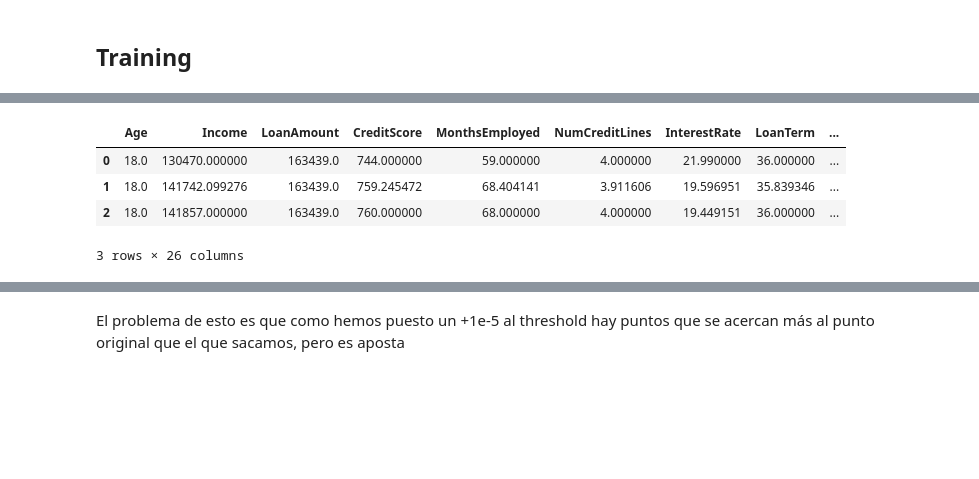
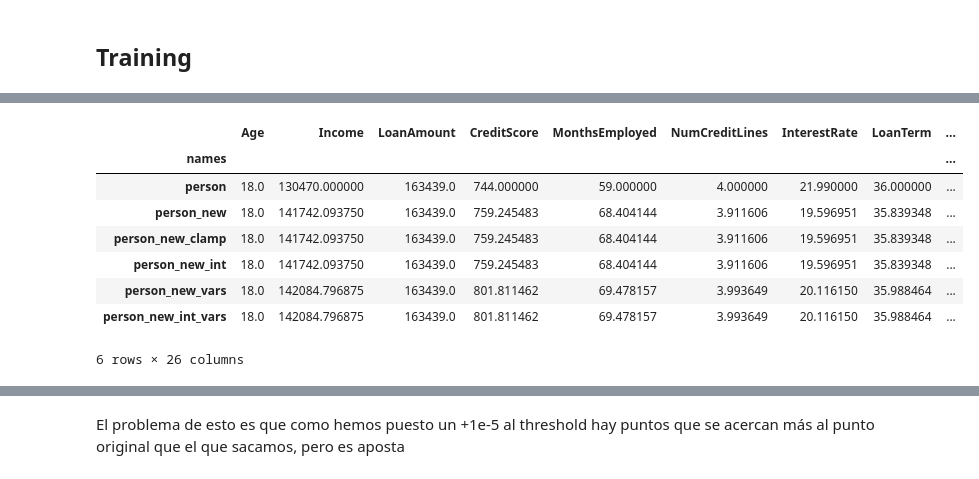
Before and after one commit to javiprietod/TFG, a Jupyter notebook: counter_grad.ipynb, the cells around one changed output, grey strips where cells are left out. Saved outputs shown, nothing was run; the diff lists cells and outputs as text; code cells hidden in the pictures; blank space fills up the shorter version.

```diff
--- a/counter_grad.ipynb
+++ b/counter_grad.ipynb
@@ -31,20 +32,24 @@ class State:
         self.epochs: int = 0
         self.max_epochs: int = max_epochs
         self.upd_weights: torch.Tensor = upd_weights # columns to be updated
+        self.apply_reg = False # When to apply integer regularization
+        self.reg_vars = False # When to apply nº variables regularization
 # %%
 # def distance(original, new, weights, state: State = None, with_reg=False):
 #     if with_reg:
 #         # Calculate the distance with regularization
 #         return ((original - new) ** 2  * weights + np.min((np.log((state.epochs + 1) ** (1/1)) ** 2, 2)) *
-#                 (1 - torch.cos(2 * torch.pi * (new * state.dx_scaled + state.mean_scaled) * torch.tensor(state.metadata.int_cols))) ** 3)[weights != 0].sum()
+#                 (1 - torch.cos(2 * torch.pi * (new * state.dx_scaled + state.mean_scaled) * state.metadata.int_cols)) ** 3)[weights != 0].sum()
 #     else:
 #         return ((original - new) ** 2 * weights).sum()
 def distance(original, new, weights, state: State = None, with_reg=False):
+    cost = (original - new) ** 2 * weights
+
     if with_reg:
         # Calculate the distance with regularization
         # return ((original - new) ** 2 * weights +
-        #         2 - (1 + torch.cos(2 * torch.pi * (new * state.dx_scaled + state.mean_scaled) * torch.tensor(state.metadata.int_cols))) ** 3)[weights != 0].sum()
-        return ((original - new) ** 2  * weights +
-                (torch.tan(torch.pi * (new * state.dx_scaled + state.mean_scaled) * torch.tensor(state.metadata.int_cols))) ** 2)[state.upd_weights != 0].sum()
+        #         2 - (1 + torch.cos(2 * torch.pi * (new * state.dx_scaled + state.mean_scaled) * state.metadata.int_cols)) ** 3)[weights != 0].sum()
+        return (cost +
+                (torch.tan(torch.pi * (new * state.dx_scaled + state.mean_scaled) * state.metadata.int_cols)) ** 2)[weights != 0].sum()
     else:
-        return ((original - new) ** 2 * weights).sum()
+        return (cost).sum()
@@ -89,10 +149,10 @@ model_dict = "models/"+model_name+".pth"
 test_data: DataLoader
 _, _, test_data, _, metadata = load_data(filename, batch_size=1024)
 
-inputs = next(iter(test_data))[0]
+inputs = next(iter(test_data))[0].to(torch.float32).to(device)
 
 # define model
-model = load_model(model_name).to(device)
+model = load_model(model_name).to(torch.float32).to(device)
 
 torch.save(model.state_dict(), model_dict)
 # %% [markdown]
@@ -178,6 +230,9 @@ inputs_useful = inputs[outputs == 1]
 # metadata.cols_for_mask[8] = True
 
 weights = torch.tensor(metadata.cols_for_mask, dtype=torch.int).to(device)
+# %%
+person = inputs_useful[0].to(torch.float32).to(device)
+# weights = torch.tensor([0, 1, 1, 1, 0, 1, 0, 1, 1, 0, 0, 0, 0, 0, 0, 0, 0, 0, 0, 0, 0, 0, 0, 0], dtype=torch.int).to(device)
 # %%
 # threshold = 0.5 + 1e-5
 
@@ -366,17 +469,27 @@ def newton_op(
 # %%
-person_new, state, _ = newton_op(model, person, weights, 0.1, False, True)
-person_new_int, state, p_interest = newton_op(model, person, weights, 0.1, True, True)
-# p_interest[6] = person[6]
-# p_interest[8] = person[8]
-# person_new_int1, state, _ = newton_op(model, p_interest.clone(), weights & ~metadata.int_cols, 0.1, False, True)
+import src.counterfactual
 
-ps = [person, person_new, person_new_int] #, person_new_int1]
+importlib.reload(src.counterfactual)
+from src.counterfactual import newton_op, distance, unscale_instance, scale_instance
+person = inputs_useful[0]
+person_new, state = newton_op(model, person, metadata, weights, 0.1, print_=True)
+person_new_clamp, state = newton_op(model, person, metadata, weights, 0.1, reg_clamp=True, print_=True)
+person_new_int, _ = newton_op(model, person, metadata, weights, reg_int=True, print_=True)
+person_new_vars, _ = newton_op(model, person, metadata, weights, reg_vars=True, print_=True)
+person_new_int_vars, _ = newton_op(model, person, metadata, weights, 0.1, reg_int=True, reg_vars=True, print_=True)
+
+names = ['person', 'person_new', 'person_new_clamp','person_new_int', 'person_new_vars', 'person_new_int_vars']
+ps = [eval(i) for i in names]
 outputs = [model(p.unsqueeze(0))[0][0].item() for p in ps]
-distances = [distance(person, p, weights, state=state, with_reg=False).item() for p in ps]
+
+distances = [distance(person, p, weights, state=state).item() for p in ps]
 
 a = pd.DataFrame([unscale_instance(x, metadata).detach().cpu().numpy().reshape(-1) for x in ps], columns=metadata.columns)
 a['output'] = outputs
 a['distance'] = distances
+# set index
+a['names'] = names
+a = a.set_index('names')
 a.columns
 a
 # %% [output]
@@ -400,6 +513,10 @@ Epochs: 15
 |  | Age | Income | LoanAmount | CreditScore | MonthsEmployed | NumCreditLines | InterestRate | LoanTerm | ... |
-| 0 | 18.0 | 130470.000000 | 163439.0 | 744.000000 | 59.000000 | 4.000000 | 21.990000 | 36.000000 | ... |
-| 1 | 18.0 | 141742.099276 | 163439.0 | 759.245472 | 68.404141 | 3.911606 | 19.596951 | 35.839346 | ... |
-| 2 | 18.0 | 141857.000000 | 163439.0 | 760.000000 | 68.000000 | 4.000000 | 19.449151 | 36.000000 | ... |
+| names |  |  |  |  |  |  |  |  | ... |
+| person | 18.0 | 130470.000000 | 163439.0 | 744.000000 | 59.000000 | 4.000000 | 21.990000 | 36.000000 | ... |
+| person_new | 18.0 | 141742.093750 | 163439.0 | 759.245483 | 68.404144 | 3.911606 | 19.596951 | 35.839348 | ... |
+| person_new_clamp | 18.0 | 141742.093750 | 163439.0 | 759.245483 | 68.404144 | 3.911606 | 19.596951 | 35.839348 | ... |
+| person_new_int | 18.0 | 141742.093750 | 163439.0 | 759.245483 | 68.404144 | 3.911606 | 19.596951 | 35.839348 | ... |
+| person_new_vars | 18.0 | 142084.796875 | 163439.0 | 801.811462 | 69.478157 | 3.993649 | 20.116150 | 35.988464 | ... |
+| person_new_int_vars | 18.0 | 142084.796875 | 163439.0 | 801.811462 | 69.478157 | 3.993649 | 20.116150 | 35.988464 | ... |
-3 rows × 26 columns
+6 rows × 26 columns
 # %%
```
Also changed, not shown: parts of 19 cells of this notebook, 11 other files.
